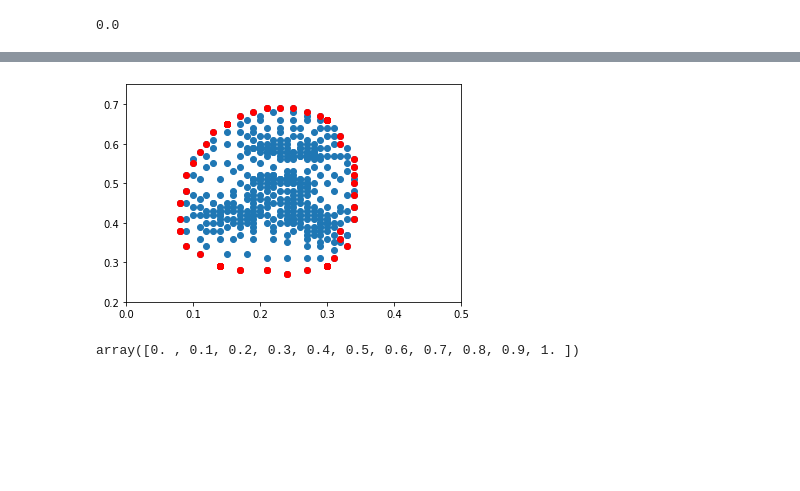
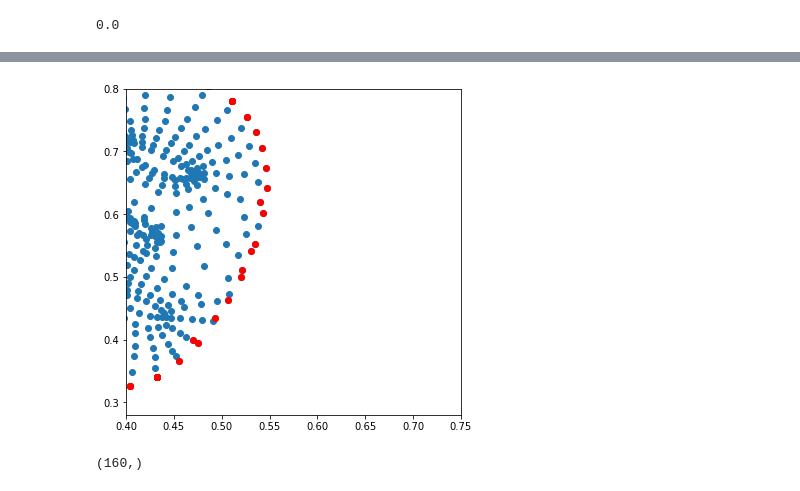
Before and after one commit to M-Enderle/Sign-language, a Jupyter notebook: augmentation.ipynb, the cells around one changed output, grey strips where cells are left out. Drawn from its saved outputs; the diff is of its cells as text; code cells hidden in the pictures; blank space fills up the shorter version.

```diff
--- a/augmentation.ipynb
+++ b/augmentation.ipynb
@@ -99,35 +99,36 @@ plot(face[:,0], face[:,1])
 # %%
-x_min = np.min(face[:,0]) - 0.05
-x_max = np.max(face[:,0]) + 0.05
-y_min = np.min(face[:,1]) - 0.05
-y_max = np.max(face[:,1]) + 0.05
+x_min = np.min(face[:,0])
+x_max = np.max(face[:,0])
+y_min = np.min(face[:,1])
+y_max = np.max(face[:,1])
 
 import matplotlib.pyplot as plt
 
+fig = plt.figure(figsize=(6, 6))
+ax = plt.subplot()
+
 # plot a rectangle around the face
-plt.plot(face[:,0], face[:,1], 'o')
+ax.plot(face[:,0], face[:,1], 'o')
 
 closest_points = []
 
 for y in np.linspace(y_min,y_max,20):
-    idx = np.argmin(np.abs(face[:,0] - x_min) + np.abs(face[:,1] - y))
-    plt.plot(face[idx,0], face[idx,1], 'ro')
-    idx = np.argmin(np.abs(face[:,0] - x_max) + np.abs(face[:,1] - y))
-    plt.plot(face[idx,0], face[idx,1], 'ro')
+    closest_points.append(np.argmin(np.abs(face[:,0] - x_min) + np.abs(face[:,1] - y)))
+    closest_points.append(np.argmin(np.abs(face[:,0] - x_max) + np.abs(face[:,1] - y)))
 
 for x in np.linspace(x_min,x_max,20):
-    idx = np.argmin(np.abs(face[:,0] - x) + np.abs(face[:,1] - y_max))
-    plt.plot(face[idx,0], face[idx,1], 'ro')
-    idx = np.argmin(np.abs(face[:,0] - x) + np.abs(face[:,1] - y_min))
-    plt.plot(face[idx,0], face[idx,1], 'ro')
+    closest_points.append(np.argmin(np.abs(face[:,0] - x) + np.abs(face[:,1] - y_max)))
+    closest_points.append(np.argmin(np.abs(face[:,0] - x) + np.abs(face[:,1] - y_min)))
 
+for i in closest_points:
+    plt.plot(face[i,0], face[i,1], 'o', color='r')
 
-plt.xlim(0, 0.5)
-plt.ylim(0.2, 0.75)
+plt.xlim(.40, 0.75)
+plt.ylim(0.28, 0.8)
 plt.show()
 # %% [output]
-[figure, old version]
+[figure, new version]
-# %%
-np.linspace(0,1,11)
-# %% [output]
-array([0. , 0.1, 0.2, 0.3, 0.4, 0.5, 0.6, 0.7, 0.8, 0.9, 1. ])
+# %%
+np.array([[face[i,0], face[i,1]] for i in closest_points]).flatten().shape
+# %% [output]
+(160,)
```
Also changed, not shown: parts of 2 cells of this notebook, 3 other files.
